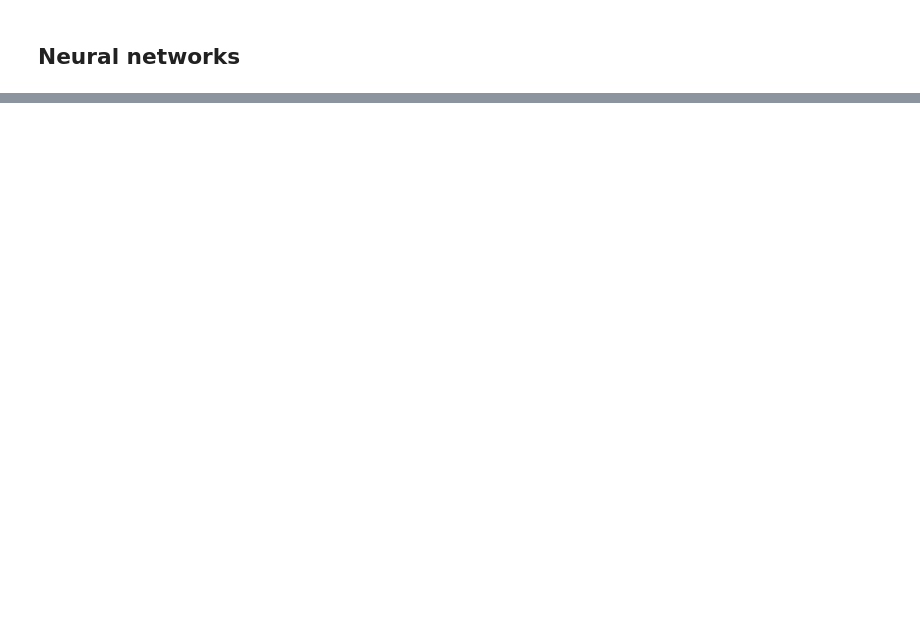
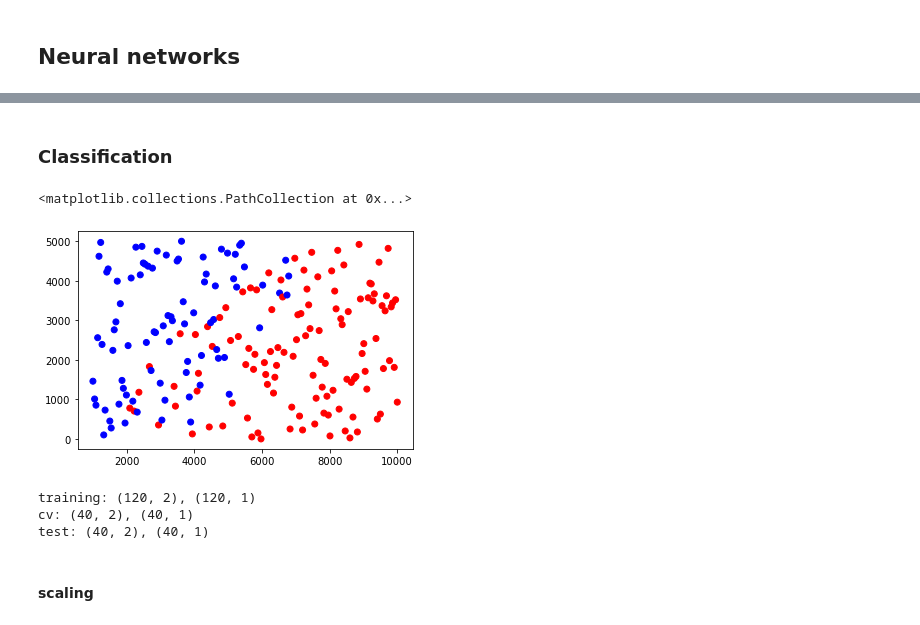
Before and after one commit to kazmierczakP/Machine-Learning, a Jupyter notebook: Advanced Learning Algorithms 3 - ml applying.ipynb, the cells around one changed output, grey strips where cells are left out. Saved outputs shown, nothing was run; the diff lists cells and outputs as text; code cells hidden in the pictures; blank space fills up the shorter version.

```diff
--- a/Advanced Learning Algorithms 3 - ml applying.ipynb
+++ b/Advanced Learning Algorithms 3 - ml applying.ipynb
@@ -156,0 +255,15 @@ plt.plot(error_cv)
+# %% [markdown]
+### Classification
+# %%
+#np.save('data/data3.npy', data)
+data=np.load('data/data3.npy')
+# %%
+x_bc=data[:,:-1]
+y_bc=data[:,-1]
+y_bc=np.expand_dims(y_bc,axis=1)
+# %%
+col = np.where(y_bc[:,0]<1,'b','r')
+plt.scatter(x_bc[:,0],x_bc[:,1],color=col)
+# %% [output]
+<matplotlib.collections.PathCollection at 0x...>
+[figure, added]
@@ -156,0 +272,13 @@ plt.plot(error_cv)
+# %%
+x_bc_train,x_,y_bc_train,y_=train_test_split(x_bc,y_bc,test_size=0.4,random_state=1)
+x_bc_cv,x_bc_test,y_bc_cv,y_bc_test=train_test_split(x_,y_,test_size=0.5,random_state=1)
+
+print(f'training: {x_bc_train.shape}, {y_bc_train.shape}' )
+print(f'cv: {x_bc_cv.shape}, {y_bc_cv.shape}' )
+print(f'test: {x_bc_test.shape}, {y_bc_test.shape}' )
+# %% [output]
+training: (120, 2), (120, 1)
+cv: (40, 2), (40, 1)
+test: (40, 2), (40, 1)
+# %% [markdown]
+#### scaling
```
Also changed, not shown: parts of 71 cells of this notebook, 2 other files.
